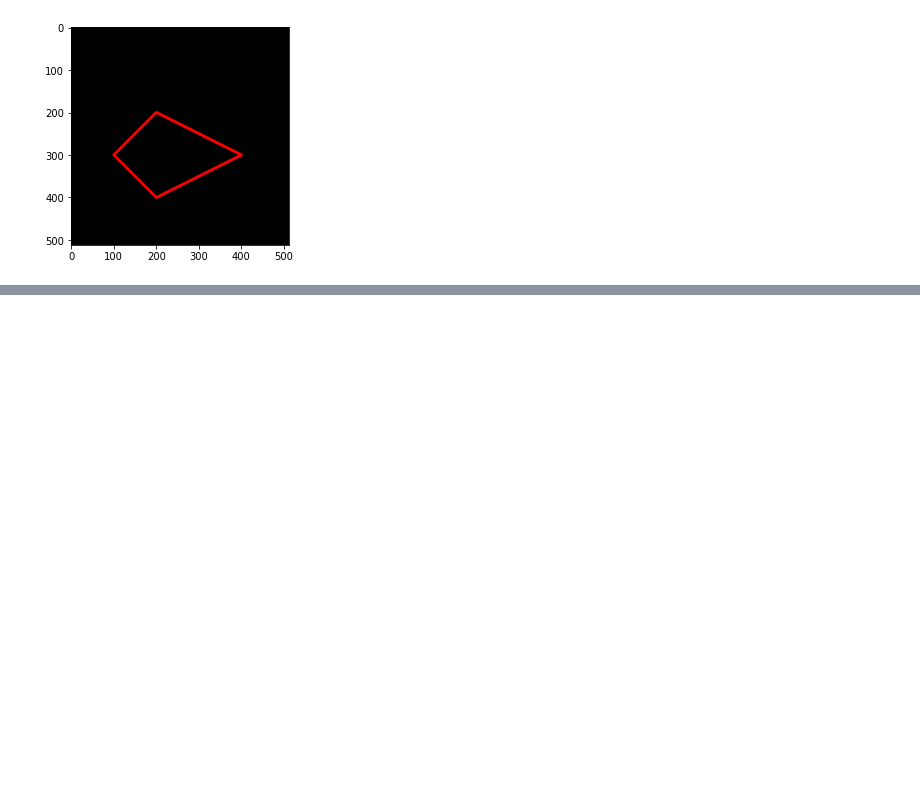
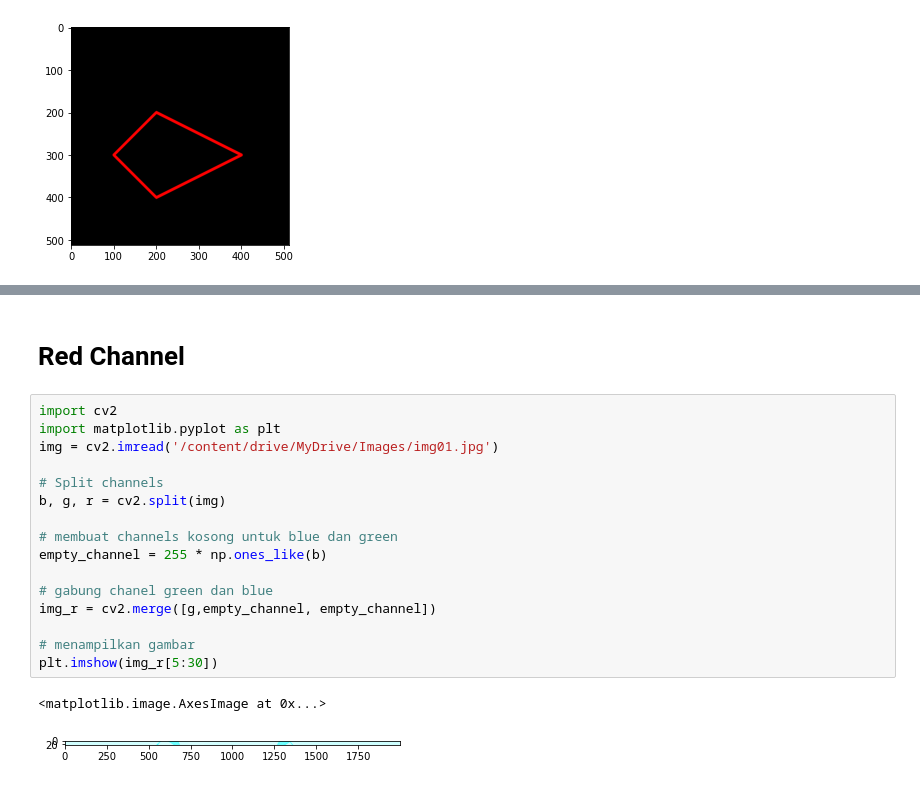
Before and after one commit to judhacdc/PCVK_Genap_2023, a Jupyter notebook: Week2.ipynb, the cells around one changed output, grey strips where cells are left out. Saved outputs shown, nothing was run; the diff lists cells and outputs as text; blank space fills up the shorter version.

```diff
--- a/Week2.ipynb
+++ b/Week2.ipynb
@@ -130,0 +180,21 @@ plt.imshow(black_img2)
+# %% [markdown]
+# Red Channel
+# %%
+import cv2
+import matplotlib.pyplot as plt
+img = cv2.imread('/content/drive/MyDrive/Images/img01.jpg')
+
+# Split channels
+b, g, r = cv2.split(img)
+
+# membuat channels kosong untuk blue dan green
+empty_channel = 255 * np.ones_like(b)
+
+# gabung chanel green dan blue
+img_r = cv2.merge([g,empty_channel, empty_channel])
+
+# menampilkan gambar
+plt.imshow(img_r[5:30])
+# %% [output]
+<matplotlib.image.AxesImage at 0x...>
+[figure, added]
```
Also changed, not shown: parts of 17 cells of this notebook.
